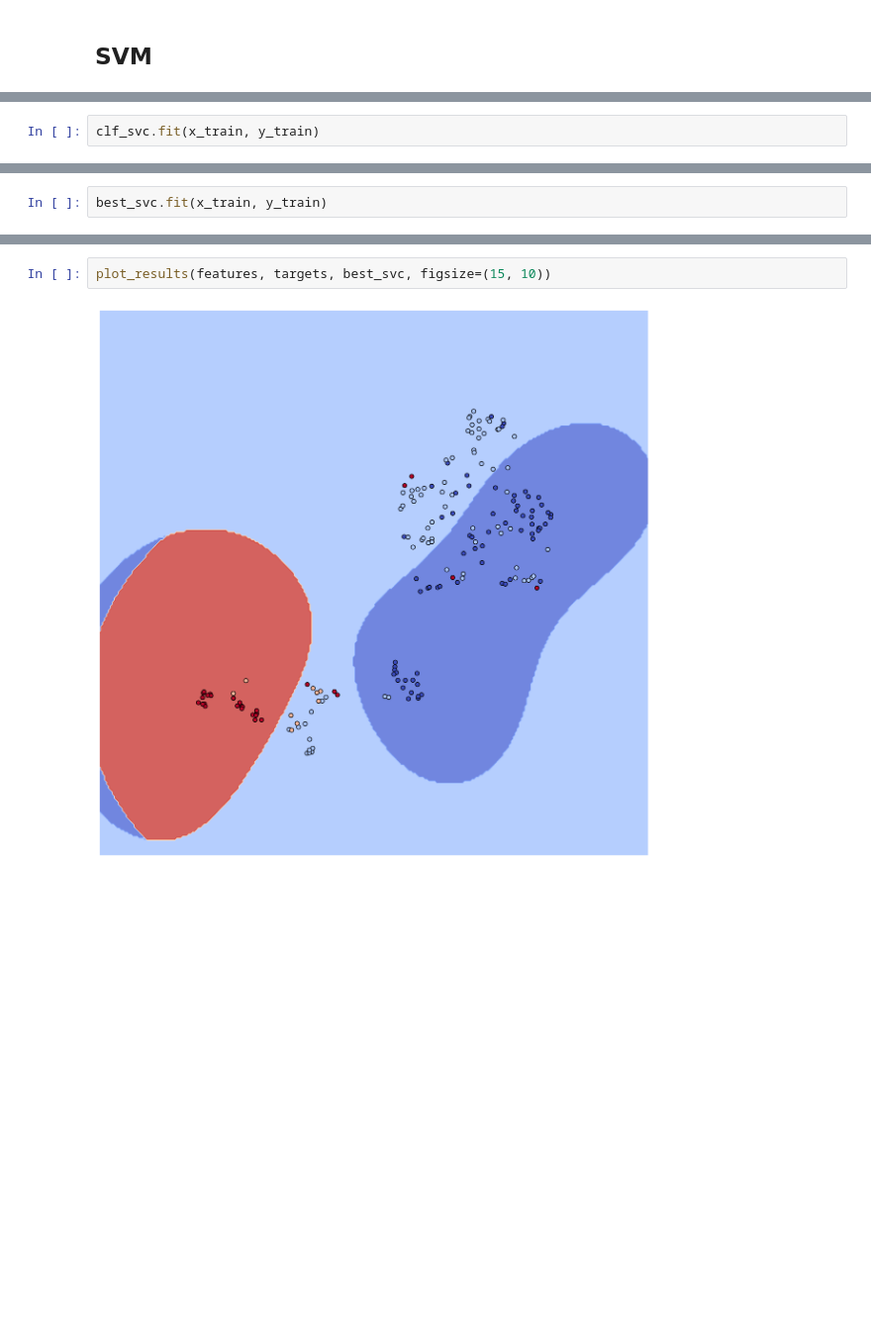
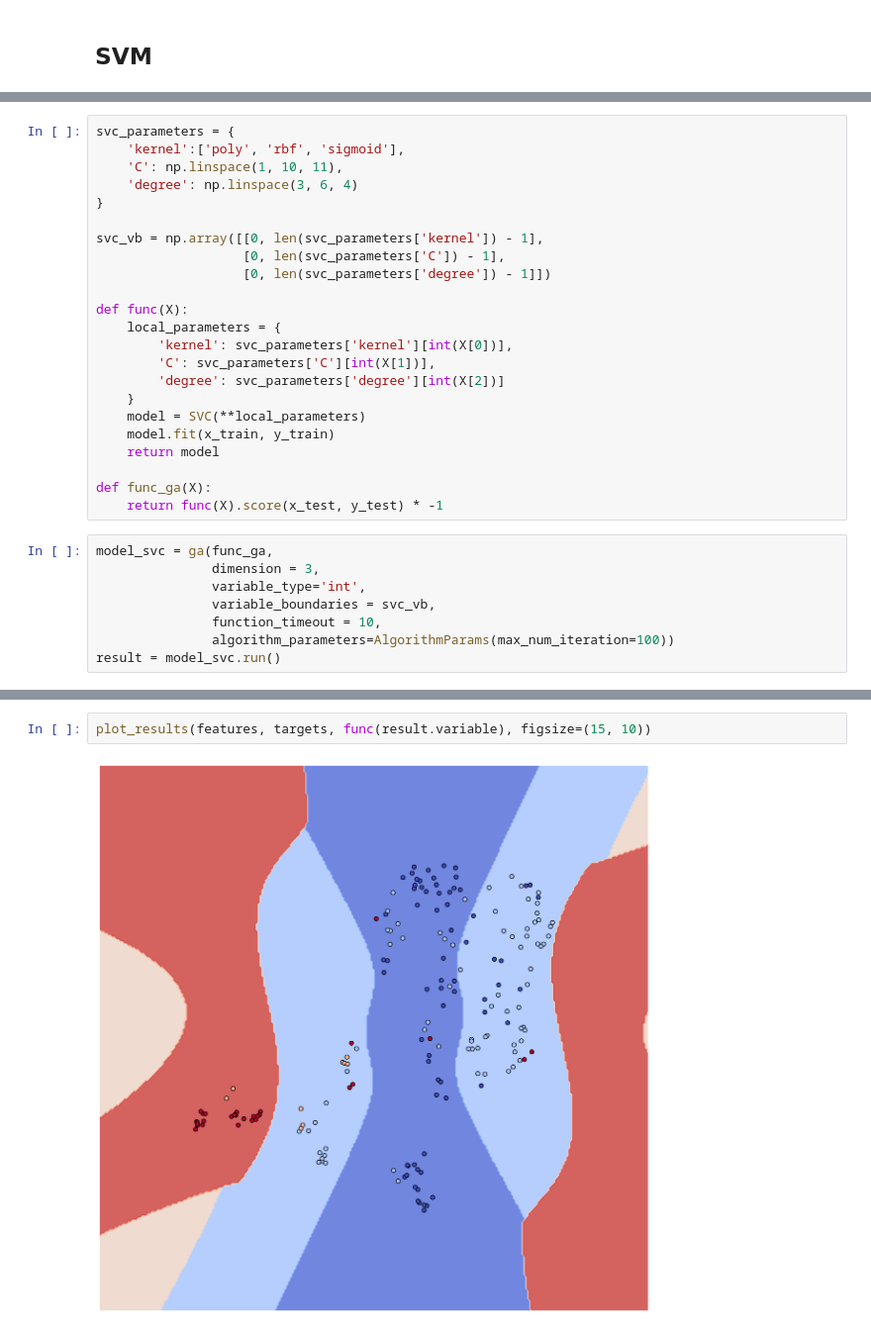
Before and after one commit to Metaraddin/m1_isit, a Jupyter notebook: PR_9-10/main.ipynb, the cells around one changed output, grey strips where cells are left out. Shown at 99% size. Drawn from its saved outputs; the diff is of its cells as text; blank space fills up the shorter version.

```diff
--- a/PR_9-10/main.ipynb
+++ b/PR_9-10/main.ipynb
@@ -453,2 +413,0 @@ clf_svc = GridSearchCV(SVC(), svc_parameters)
-# %%
-clf_svc.fit(x_train, y_train)
@@ -492,2 +413,0 @@ best_svc = SVC(**clf_svc.best_params_)
-# %%
-best_svc.fit(x_train, y_train)
@@ -501,0 +414,31 @@ best_svc.score(x_train, y_train)
+# %%
+svc_parameters = {
+    'kernel':['poly', 'rbf', 'sigmoid'],
+    'C': np.linspace(1, 10, 11),
+    'degree': np.linspace(3, 6, 4)
+}
+
+svc_vb = np.array([[0, len(svc_parameters['kernel']) - 1],
+                   [0, len(svc_parameters['C']) - 1],
+                   [0, len(svc_parameters['degree']) - 1]])
+
+def func(X):
+    local_parameters = {
+        'kernel': svc_parameters['kernel'][int(X[0])],
+        'C': svc_parameters['C'][int(X[1])],
+        'degree': svc_parameters['degree'][int(X[2])]
+    }
+    model = SVC(**local_parameters)
+    model.fit(x_train, y_train)
+    return model
+
+def func_ga(X):
+    return func(X).score(x_test, y_test) * -1
+# %%
+model_svc = ga(func_ga,
+               dimension = 3,
+               variable_type='int',
+               variable_boundaries = svc_vb,
+               function_timeout = 10,
+               algorithm_parameters=AlgorithmParams(max_num_iteration=100))
+result = model_svc.run()
@@ -502,5 +459,5 @@ best_svc.score(x_train, y_train)
 # %%
-plot_results(features, targets, best_svc, figsize=(15, 10))
+plot_results(features, targets, func(result.variable), figsize=(15, 10))
 # %% [output]
-[figure, old version]
+[figure, new version]
 # %%
```
Also changed, not shown: parts of 34 cells of this notebook.
